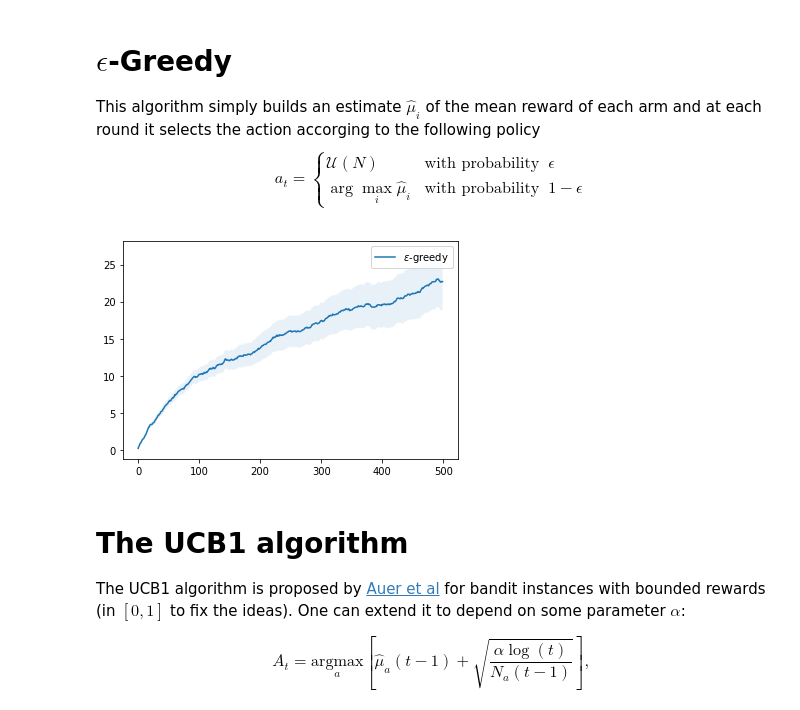
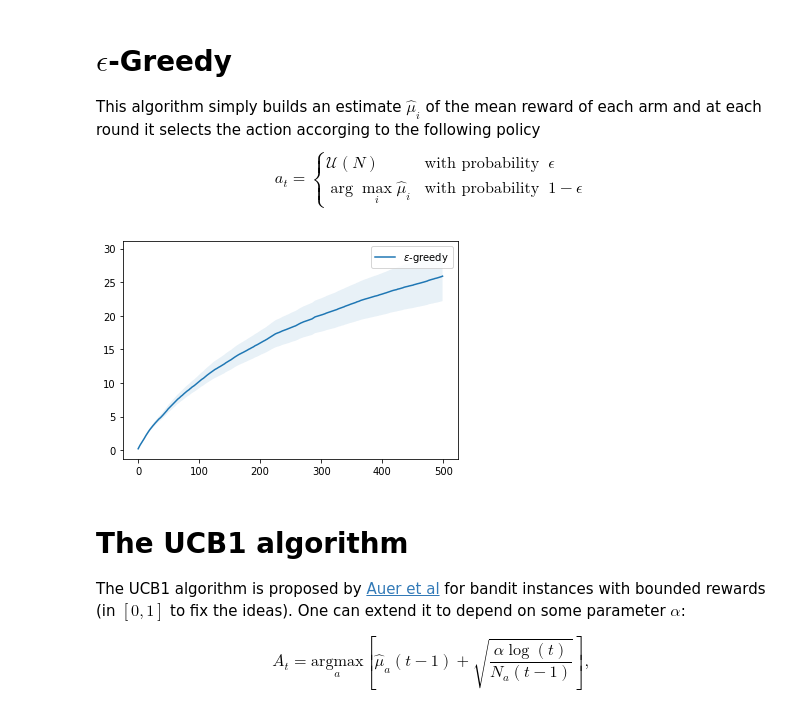
Before and after one commit to Kabongosalomon/Introduction-RL, a Jupyter notebook: Session 04/AMMI_(MAB)_Exercise.ipynb, the cells around one changed output. Saved outputs shown, nothing was run; the diff lists cells and outputs as text; code cells hidden in the pictures.

```diff
--- a/Session 04/AMMI_(MAB)_Exercise.ipynb
+++ b/Session 04/AMMI_(MAB)_Exercise.ipynb
@@ -72,35 +72,38 @@ for it in range(nb_repetitions):
       x = np.random.rand()
       epsilon = 1/np.sqrt(tt+1)
       if x < epsilon:
           a = np.random.choice(nb_arms)
       else:
           a = mu_hat.argmax()
 
       # sample from the arm,  MAB[arm].sample()
       r = MAB[a].sample()
 
       # update the statistics (mu_hat )
       cum_rew[a] += r
       N[a] += 1
       mu_hat[a] = cum_rew[a] / N[a]
 
-      regret[it, tt] = mu_max - r
+      # regret[it, tt] = mu_max - r
+      # or, to reduce noise
+      regret[it, tt] = mu_max - MAB[a].mean
+
 
 
 cum_regret = np.cumsum(regret, axis=1)
 mean_regret = cum_regret.mean(axis=0)
 std = cum_regret.std(axis=0) / np.sqrt(nb_repetitions)
 
 plt.plot(mean_regret, label="$\epsilon$-greedy")
 plt.fill_between(np.arange(T), mean_regret + std, mean_regret - std, alpha=0.1)
 plt.legend()
 
 
 # save current regret
 regret_EPSGREEDY= mean_regret
 std_EPSGREEDY= std
 # %% [output]
-[figure, old version]
+[figure, new version]
 # %% [markdown]
 # The UCB1 algorithm
 
```
Also changed, not shown: parts of 2 cells of this notebook.
